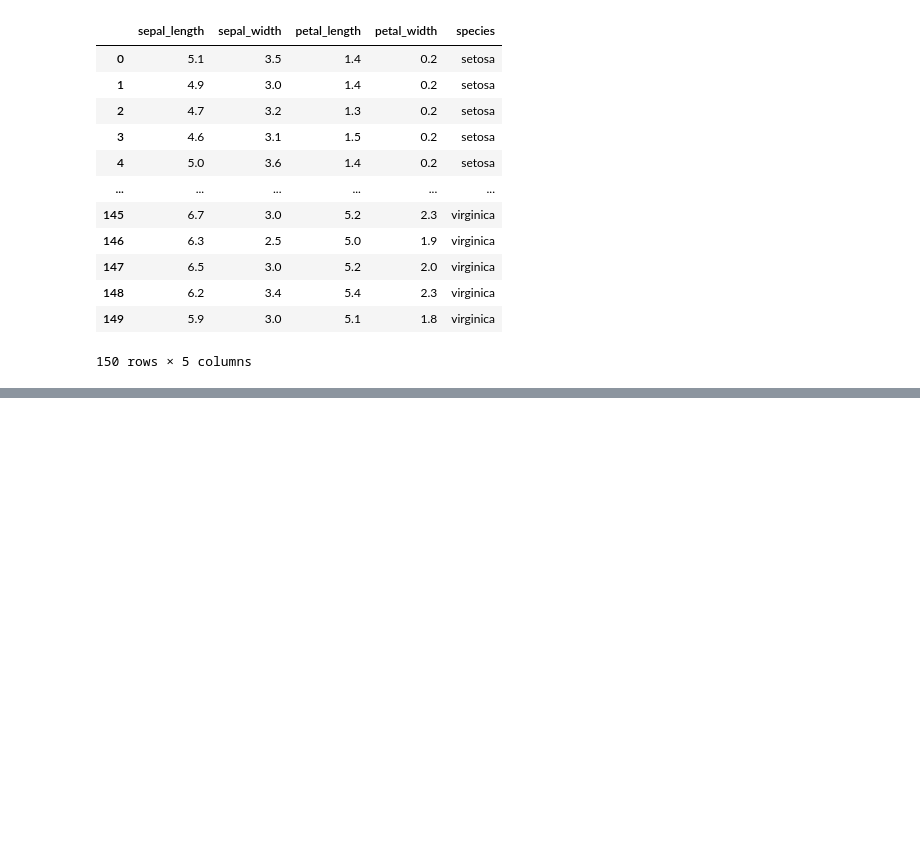
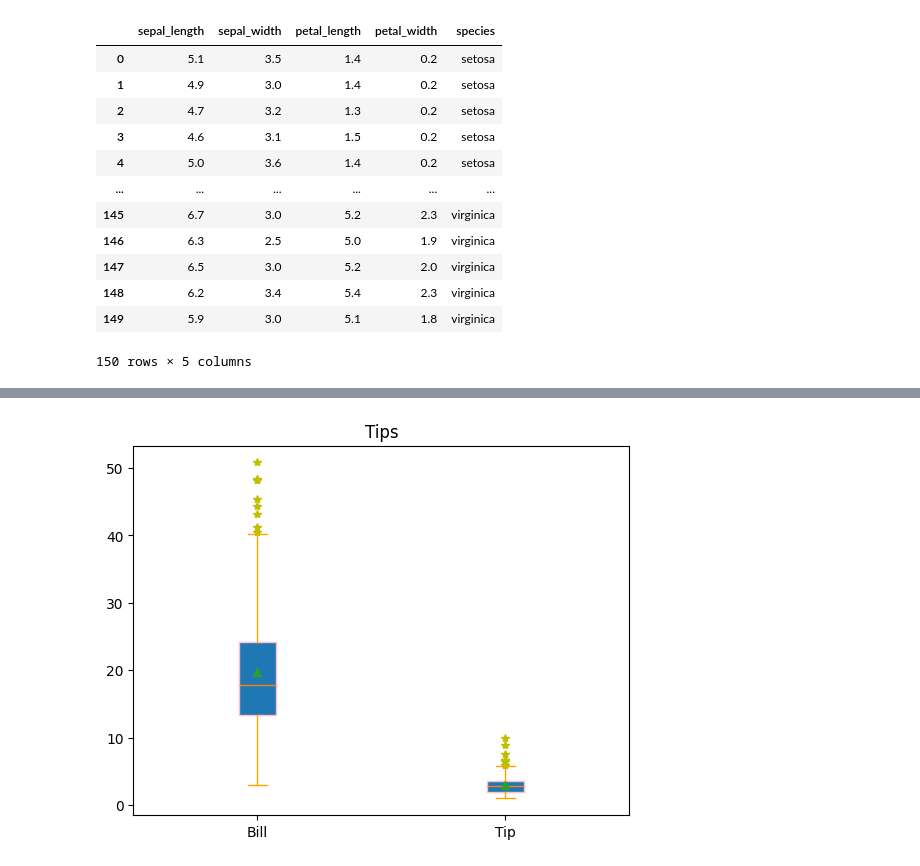
Before and after one commit to Rudra18GTHB/Codes, a Jupyter notebook: Visualization/Exp9.ipynb, the cells around one changed output, grey strips where cells are left out. Saved outputs shown, nothing was run; the diff lists cells and outputs as text; code cells hidden in the pictures; blank space fills up the shorter version.

```diff
--- a/Visualization/Exp9.ipynb
+++ b/Visualization/Exp9.ipynb
@@ -33,0 +34,3 @@ plt.show()
+# %%
+df=sns.load_dataset("tips")
+df
@@ -33,0 +51,6 @@ plt.show()
+# %%
+plt.boxplot([df["total_bill"],df["tip"]],sym="y*",showmeans=True,patch_artist=True,boxprops={'color':"pink"},capprops={'color':'Orange'},whiskerprops={'color':'Orange'},labels=["Bill","Tip"])
+plt.title("Tips")
+plt.show()
+# %% [output]
+[figure, added]
```
Also changed, not shown: parts of 2 cells of this notebook.
